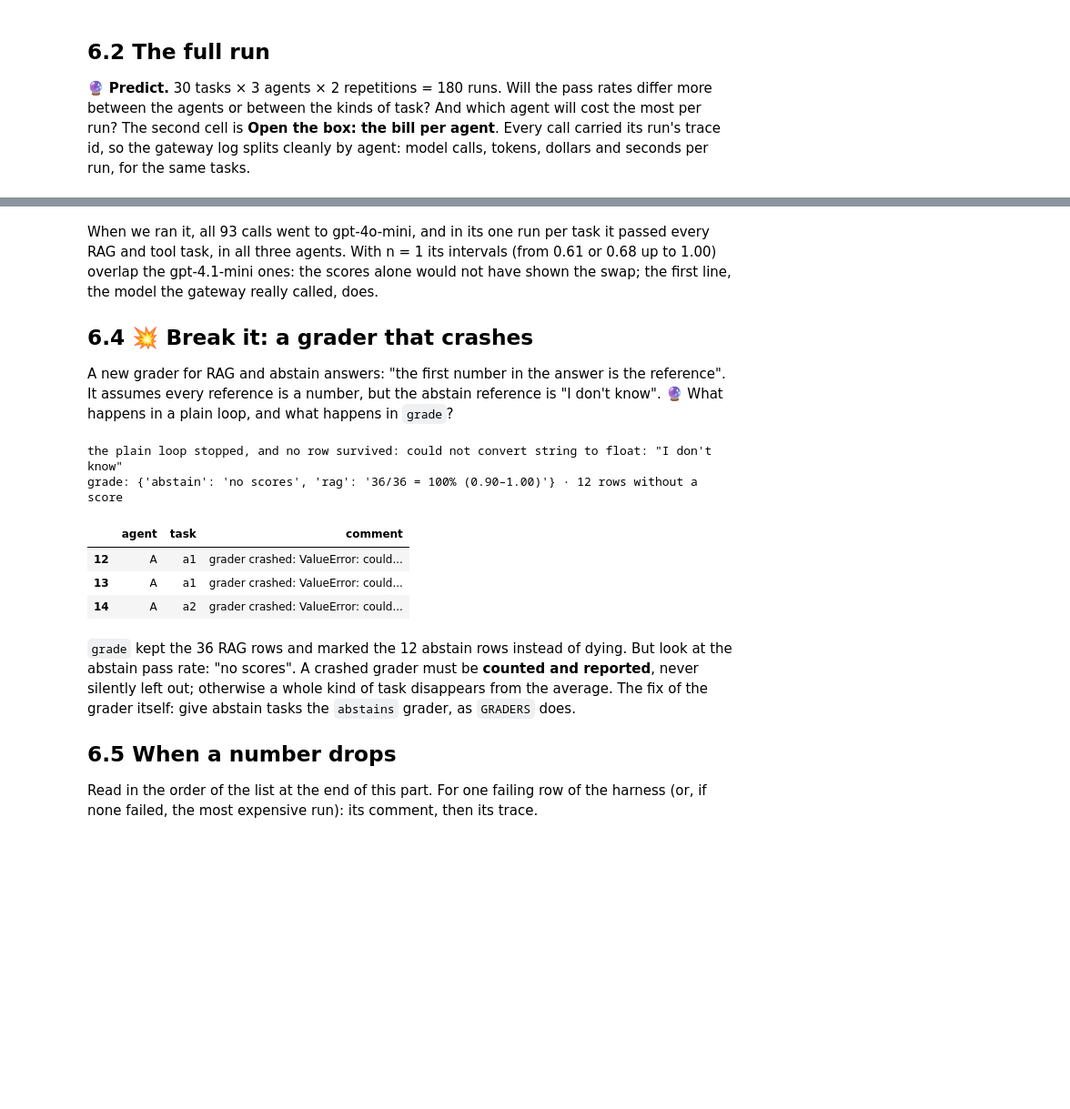
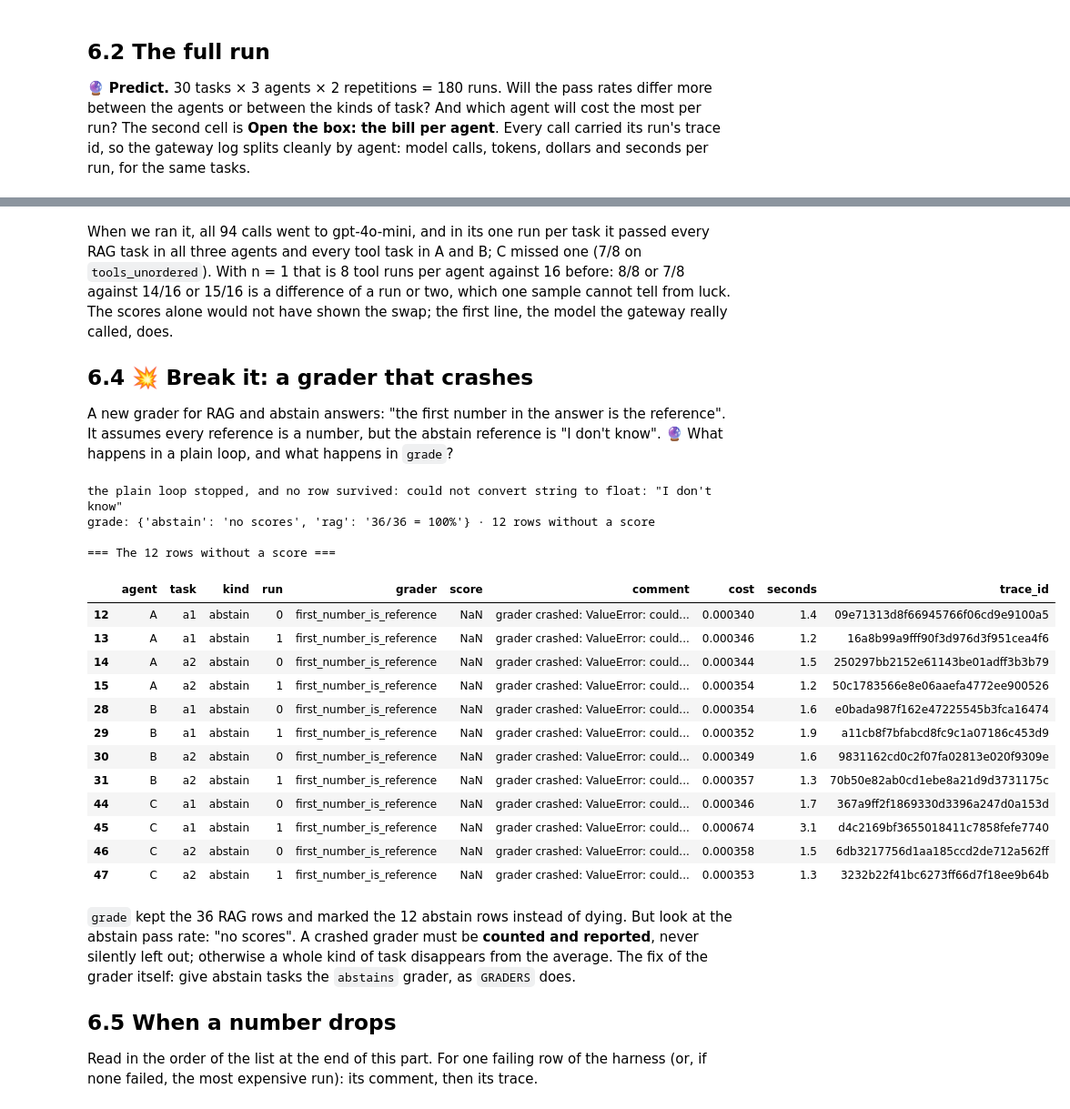
Before and after one commit to NikodemWojtczak/ai-engineer-course, a Jupyter notebook: notebooks/level_5_evals_and_tracing.ipynb, the cells around one changed output, grey strips where cells are left out. Shown at 91% size. Saved outputs shown, nothing was run; the diff lists cells and outputs as text; code cells hidden in the pictures; blank space fills up the shorter version.

```diff
--- a/notebooks/level_5_evals_and_tracing.ipynb
+++ b/notebooks/level_5_evals_and_tracing.ipynb
@@ -1626,6 +1898,7 @@ Agno keeps the executed tool calls on the run (`run.tools`), and `ReliabilityEva
 expected tool names. Extra calls fail the eval unless `allow_additional_tool_calls=True`.
 # %%
 import logging
+from dataclasses import asdict
 
 from agno.agent import Agent
 from agno.eval.reliability import ReliabilityEval
@@ -1637,6 +1910,7 @@ for handler in logging.getLogger("agno").handlers:
 
 def run_agent_c(question, headers=None):
     """Layer C: the same tools and prompt in an Agno Agent."""
+    # Layer C's client of the toy gateway on 4150.
     model = OpenAIChat(id="small", base_url=GATEWAY_URL, api_key=TEAM_KEY, max_retries=0,
                        default_headers={"x-app": "layer-c"} | (headers or {}))
     run = Agent(model=model, tools=TOOLS, instructions=SYSTEM, telemetry=False).run(question)
@@ -1644,9 +1918,9 @@ def run_agent_c(question, headers=None):
 
 
 def reliability(task, output):
-    """Agno's verdict on one run: PASSED or FAILED."""
-    result = ReliabilityEval(agent_response=output["run"], expected_tool_calls=task["expected_tools"], telemetry=False, show_spinner=False).run()
-    return result.eval_status
+    """Agno's ReliabilityEval on one run: the whole ReliabilityResult, with its eval_status PASSED or FAILED."""
+    return ReliabilityEval(agent_response=output["run"], expected_tool_calls=task["expected_tools"],
+                           telemetry=False, show_spinner=False).run()
 
 
 # Try it: Agno also builds the tool descriptions from our functions. Unlike LangChain (3.5), it builds exactly ours from
@@ -1665,6 +1939,11 @@ search_handbook   True
 # %%
 outputs_c = run_many(run_agent_c, [task["input"] for task in TOOL_SET])
 table_c = trajectory_table(outputs_c)
-table_c["ReliabilityEval"] = [reliability(task, output) for task, output in zip(TOOL_SET, outputs_c)]
-table_c[["id", "called", "expected", "unordered", "ReliabilityEval"]]
+reliability_results = [reliability(task, output) for task, output in zip(TOOL_SET, outputs_c)]
+table_c["ReliabilityEval"] = [result.eval_status for result in reliability_results]
+print("=== ReliabilityEval's whole result on each of the eight runs ===")
+for task, result in zip(TOOL_SET, reliability_results):
+    print(f"{task['id']}:", json.dumps(asdict(result), default=str))
+print("\n=== Layer C on the eight tool tasks: the four modes and ReliabilityEval ===")
+table_c
 # %% [output]
@@ -1860,6 +2190,8 @@ first_entry = len(gateway_log)
 runs = [(task, run_booking(task)) for repeat in range(3) for task in BOOKING_TASKS]
 cost_before = sum(entry["cost"] for entry in gateway_log[first_entry:]) / len(runs)
 print(f"{len(runs)} runs, {book_calls['count']} booking attempts so far, {cost_before:.5f} USD per run")
-show_messages(runs[3][1]["messages"])
-print("table after this run:", runs[3][1]["world"])
+print()
+for number, (task, output) in enumerate(runs, start=1):
+    show_messages(output["messages"], f"Run {number} of {len(runs)} (task {task['id']}): the agent's conversation")
+    print("table after this run:", output["world"], "\n")
 # %% [output]
@@ -2271,11 +2864,15 @@ from openinference.instrumentation.agno import AgnoInstrumentor
 
 AgnoInstrumentor().instrument(tracer_provider=tracer_provider)
 output_c = traced(TOOL_SET[2]["input"], agent=run_agent_c, name="support-C")
-show_trace(output_c["trace_id"])
-print()
+show_trace(output_c["trace_id"], "the Layer C gym refund (Agno)")
+first_spans = {}
 for layer, output in (("A", traced_a), ("B", output_b), ("C", output_c)):
-    span = [span for span in spans_of(output["trace_id"]) if span.name.startswith("chat") or
-            span.attributes.get("openinference.span.kind") == "LLM"][0]
+    first_spans[layer] = [span for span in spans_of(output["trace_id"]) if span.name.startswith("chat") or
+                          span.attributes.get("openinference.span.kind") == "LLM"][0]
+    print(f"\n=== Layer {layer}: its first model-call span ({first_spans[layer].name}), whole ===")
+    print(first_spans[layer].to_json(indent=2))
+print("\n=== The first model-call span of each layer: its model and token attributes ===")
+for layer, span in first_spans.items():
     names = {key: value for key, value in span.attributes.items() if ("model" in key or "token" in key) and "details" not in key}
     print(f"{layer} · {span.name}: {names}")
 # %% [output]
@@ -2475,7 +3092,8 @@ models the gateway called: {'gpt-4o-mini': 93}
 # %% [markdown]
-When we ran it, all 93 calls went to gpt-4o-mini, and in its one run per task it passed every RAG and tool task, in all
-three agents. With n = 1 its intervals (from 0.61 or 0.68 up to 1.00) overlap the gpt-4.1-mini ones: the scores alone
-would not have shown the swap; the first line, the model the gateway really called, does.
+When we ran it, all 94 calls went to gpt-4o-mini, and in its one run per task it passed every RAG task in all three
+agents and every tool task in A and B; C missed one (7/8 on `tools_unordered`). With n = 1 that is 8 tool runs per agent
+against 16 before: 8/8 or 7/8 against 14/16 or 15/16 is a difference of a run or two, which one sample cannot tell from
+luck. The scores alone would not have shown the swap; the first line, the model the gateway really called, does.
 
 ## 6.4 💥 Break it: a grader that crashes
 
@@ -2484,24 +3102,36 @@ is a number, but the abstain reference is "I don't know". 🔮 What happens in a
 # %%
 def first_number_is_reference(task, output):
     """A new grader with a bug: it assumes every reference is a number."""
     found = numbers_in(output["answer"])
     return {"score": float(found[:1] == [float(task["reference"])]), "comment": f"first number {found[:1]}"}
 
 
 try:
     plain = [first_number_is_reference(task, output) for name, task, run, output in harness_runs if task["kind"] in ("rag", "abstain")]
 except ValueError as error:
     print("the plain loop stopped, and no row survived:", error)
 crashed = grade(harness_runs, {"rag": [first_number_is_reference], "abstain": [first_number_is_reference]})
 print("grade:", crashed.groupby("kind")["score"].apply(pass_rate).to_dict(), "·", crashed["score"].isna().sum(), "rows without a score")
-crashed[crashed["score"].isna()][["agent", "task", "comment"]].head(3)
+print(f"\n=== The {crashed['score'].isna().sum()} rows without a score ===")
+crashed[crashed["score"].isna()]
 # %% [output]
 the plain loop stopped, and no row survived: could not convert string to float: "I don't know"
-grade: {'abstain': 'no scores', 'rag': '36/36 = 100% (0.90–1.00)'} · 12 rows without a score
+grade: {'abstain': 'no scores', 'rag': '36/36 = 100%'} · 12 rows without a score
+
+=== The 12 rows without a score ===
-|  | agent | task | comment |
-| 12 | A | a1 | grader crashed: ValueError: could... |
-| 13 | A | a1 | grader crashed: ValueError: could... |
-| 14 | A | a2 | grader crashed: ValueError: could... |
+|  | agent | task | kind | run | grader | score | comment | cost | seconds | trace_id |
+| 12 | A | a1 | abstain | 0 | first_number_is_reference | NaN | grader crashed: ValueError: could... | 0.000340 | 1.4 | 09e71313d8f66945766f06cd9e9100a5 |
+| 13 | A | a1 | abstain | 1 | first_number_is_reference | NaN | grader crashed: ValueError: could... | 0.000346 | 1.2 | 16a8b99a9fff90f3d976d3f951cea4f6 |
+| 14 | A | a2 | abstain | 0 | first_number_is_reference | NaN | grader crashed: ValueError: could... | 0.000344 | 1.5 | 250297bb2152e61143be01adff3b3b79 |
+| 15 | A | a2 | abstain | 1 | first_number_is_reference | NaN | grader crashed: ValueError: could... | 0.000354 | 1.2 | 50c1783566e8e06aaefa4772ee900526 |
+| 28 | B | a1 | abstain | 0 | first_number_is_reference | NaN | grader crashed: ValueError: could... | 0.000354 | 1.6 | e0bada987f162e47225545b3fca16474 |
+| 29 | B | a1 | abstain | 1 | first_number_is_reference | NaN | grader crashed: ValueError: could... | 0.000352 | 1.9 | a11cb8f7bfabcd8fc9c1a07186c453d9 |
+| 30 | B | a2 | abstain | 0 | first_number_is_reference | NaN | grader crashed: ValueError: could... | 0.000349 | 1.6 | 9831162cd0c2f07fa02813e020f9309e |
+| 31 | B | a2 | abstain | 1 | first_number_is_reference | NaN | grader crashed: ValueError: could... | 0.000357 | 1.3 | 70b50e82ab0cd1ebe8a21d9d3731175c |
+| 44 | C | a1 | abstain | 0 | first_number_is_reference | NaN | grader crashed: ValueError: could... | 0.000346 | 1.7 | 367a9ff2f1869330d3396a247d0a153d |
+| 45 | C | a1 | abstain | 1 | first_number_is_reference | NaN | grader crashed: ValueError: could... | 0.000674 | 3.1 | d4c2169bf3655018411c7858fefe7740 |
+| 46 | C | a2 | abstain | 0 | first_number_is_reference | NaN | grader crashed: ValueError: could... | 0.000358 | 1.5 | 6db3217756d1aa185ccd2de712a562ff |
+| 47 | C | a2 | abstain | 1 | first_number_is_reference | NaN | grader crashed: ValueError: could... | 0.000353 | 1.3 | 3232b22f41bc6273ff66d7f18ee9b64b |
 # %% [markdown]
 `grade` kept the 36 RAG rows and marked the 12 abstain rows instead of dying. But look at the abstain pass rate: "no
 scores". A crashed grader must be **counted and reported**, never silently left out; otherwise a whole kind of task
```
Also changed, not shown: parts of 95 cells of this notebook, 6 other files.
